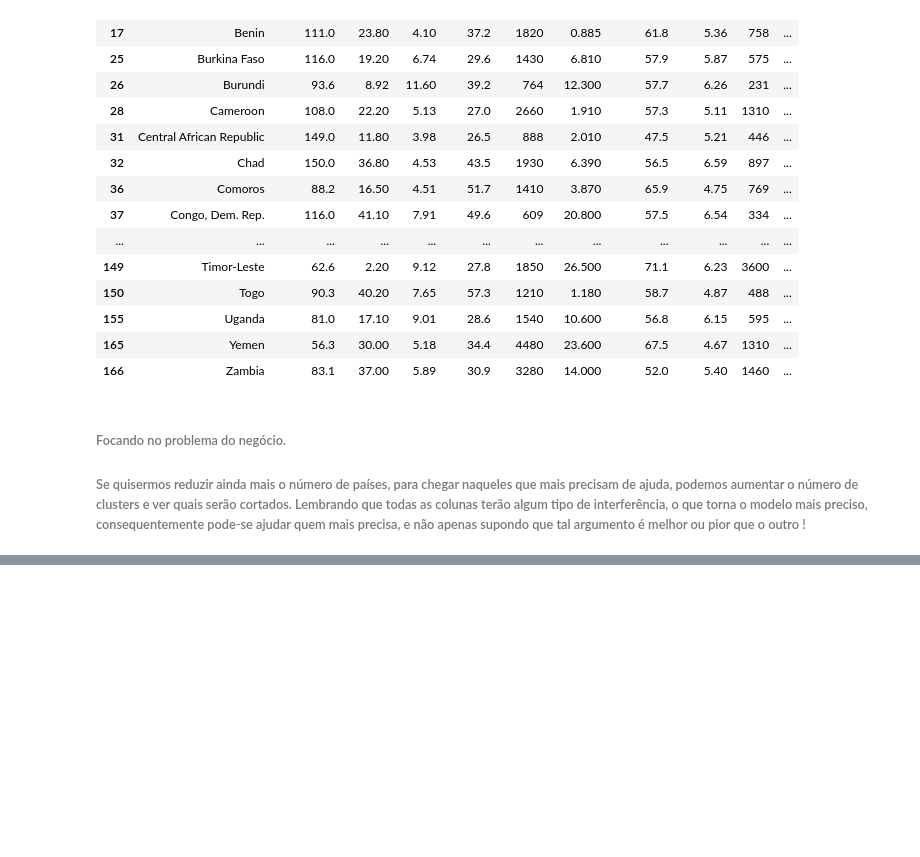
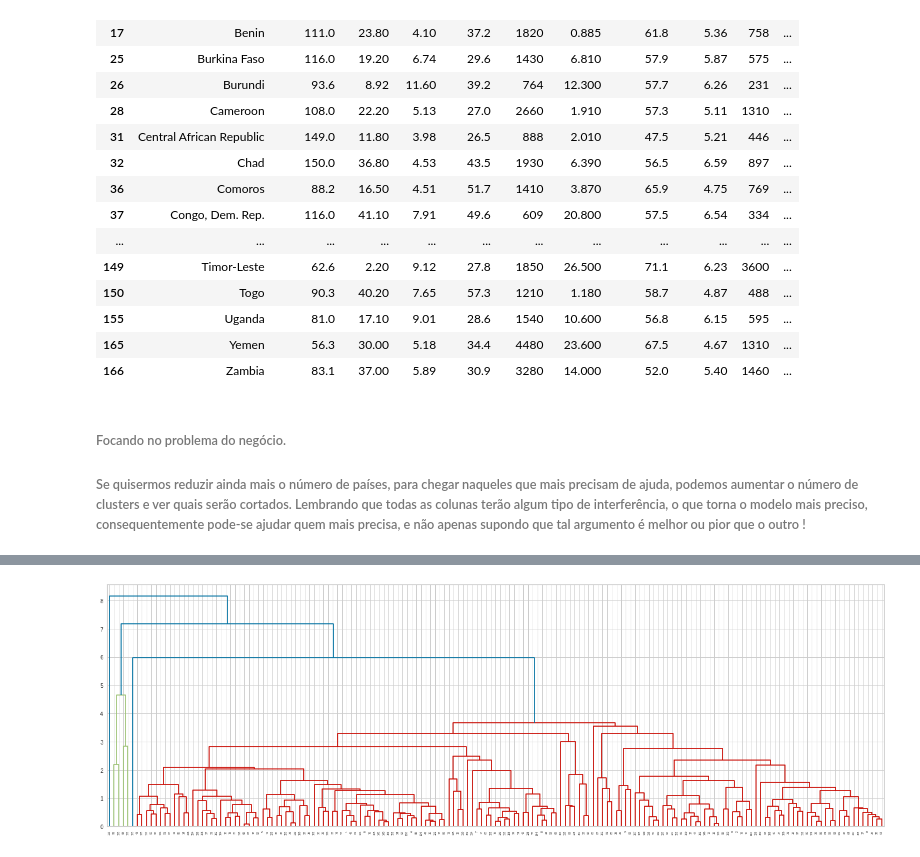
Before and after one commit to Pedro4010/Clusterizacao, a Jupyter notebook: Clusterizacaoo2.ipynb, the cells around one changed output, grey strips where cells are left out. Saved outputs shown, nothing was run; the diff lists cells and outputs as text; code cells hidden in the pictures; blank space fills up the shorter version.

```diff
--- a/Clusterizacaoo2.ipynb
+++ b/Clusterizacaoo2.ipynb
@@ -514,0 +542,7 @@ df[df['Cluster']==0]
+# %%
+# Nesse método, tira-se uma média das proximidades. average
+plt.figure(figsize=(25,8))
+dend = sch.dendrogram(sch.linkage(countries_pca, method='average'))
+plt.show()
+# %% [output]
+[figure, added]
```
Also changed, not shown: parts of 4 cells of this notebook.
